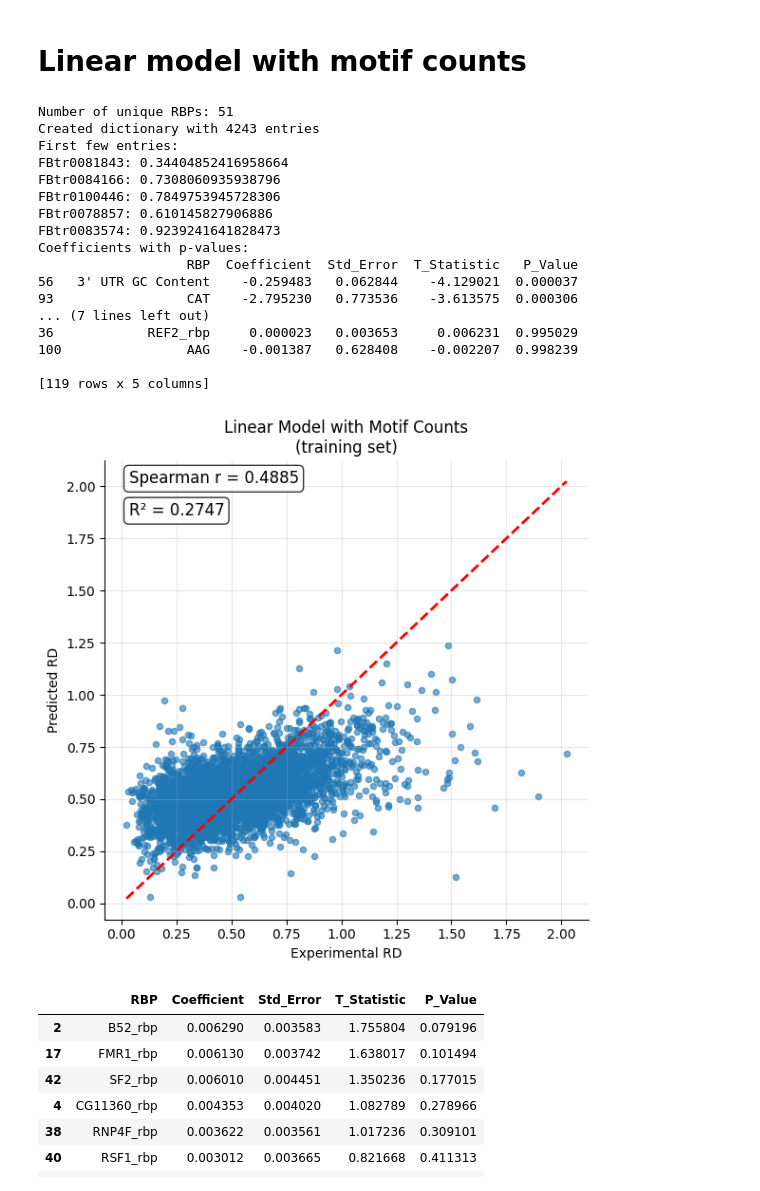
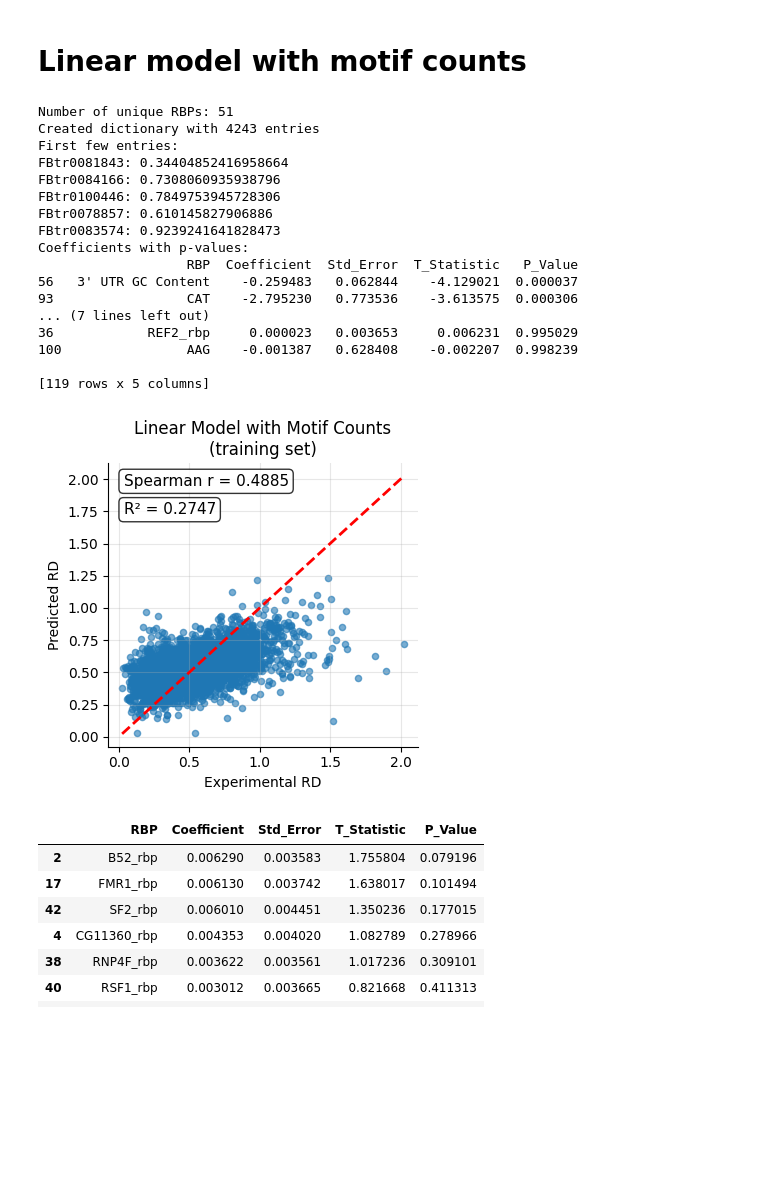
Before and after one commit to ManchesterBioinference/mRNA_LLM, a Jupyter notebook: notebooks/explorativeJupyterNotebooks/createFigures.ipynb, the cells around one changed output. Cells and saved outputs as stored; diff of their text form; code cells hidden in the pictures; blank space fills up the shorter version.

```diff
--- a/notebooks/explorativeJupyterNotebooks/createFigures.ipynb
+++ b/notebooks/explorativeJupyterNotebooks/createFigures.ipynb
@@ -246,7 +246,7 @@ RBPrank
 import matplotlib.pyplot as plt
 
 # Create scatter plot of actual vs predicted TE scores
-plt.figure(figsize=(6, 6))
+plt.figure(figsize=(4, 4))
 plt.scatter(y, y_pred, alpha=0.6, s=20)
 plt.plot([y.min(), y.max()], [y.min(), y.max()], 'r--', lw=2, label='Perfect prediction')
 plt.xlabel('Experimental RD')
@@ -257,41 +257,41 @@ plt.grid(True, alpha=0.3)
 
 # Add spearman correlation coefficient to the plot
 spearman_corr, _ = stats.spearmanr(y, y_pred)
-plt.text(0.05, 0.95, f'Spearman r = {spearman_corr:.4f}',
-         transform=plt.gca().transAxes, fontsize=12,
+plt.text(0.05, 0.92, f'Spearman r = {spearman_corr:.4f}',
+         transform=plt.gca().transAxes, fontsize=11,
          bbox=dict(boxstyle='round', facecolor='white', alpha=0.8))
 
 # Add R² score to the plot
-plt.text(0.05, 0.88, f'R² = {r2_score(y, y_pred):.4f}',
-         transform=plt.gca().transAxes, fontsize=12,
+plt.text(0.05, 0.82, f'R² = {r2_score(y, y_pred):.4f}',
+         transform=plt.gca().transAxes, fontsize=11,
          bbox=dict(boxstyle='round', facecolor='white', alpha=0.8))
 
 plt.tight_layout()
 # Remove top and right spines to show only x and y axes
 ax = plt.gca()
 ax.spines['top'].set_visible(False)
 ax.spines['right'].set_visible(False)
 plt.savefig('figures/linearModel_motifCounts_actual_vs_predicted_TE_scores.svg')
 plt.show()
 # %% [output]
 Number of unique RBPs: 51
 Created dictionary with 4243 entries
 First few entries:
 FBtr0081843: 0.34404852416958664
 FBtr0084166: 0.7308060935938796
 FBtr0100446: 0.7849753945728306
 FBtr0078857: 0.610145827906886
 FBtr0083574: 0.9239241641828473
 Coefficients with p-values:
                    RBP  Coefficient  Std_Error  T_Statistic   P_Value
 56   3' UTR GC Content    -0.259483   0.062844    -4.129021  0.000037
 93                 CAT    -2.795230   0.773536    -3.613575  0.000306
 ... (7 lines left out)
 36            REF2_rbp     0.000023   0.003653     0.006231  0.995029
 100                AAG    -0.001387   0.628408    -0.002207  0.998239
 
 [119 rows x 5 columns]
-[figure, old version]
+[figure, new version]
 # %%
 results_df_sorted[results_df_sorted['RBP'].str.contains('_rbp')]
 # %% [output]
```
Also changed, not shown: parts of 13 cells of this notebook, 1 other file.
